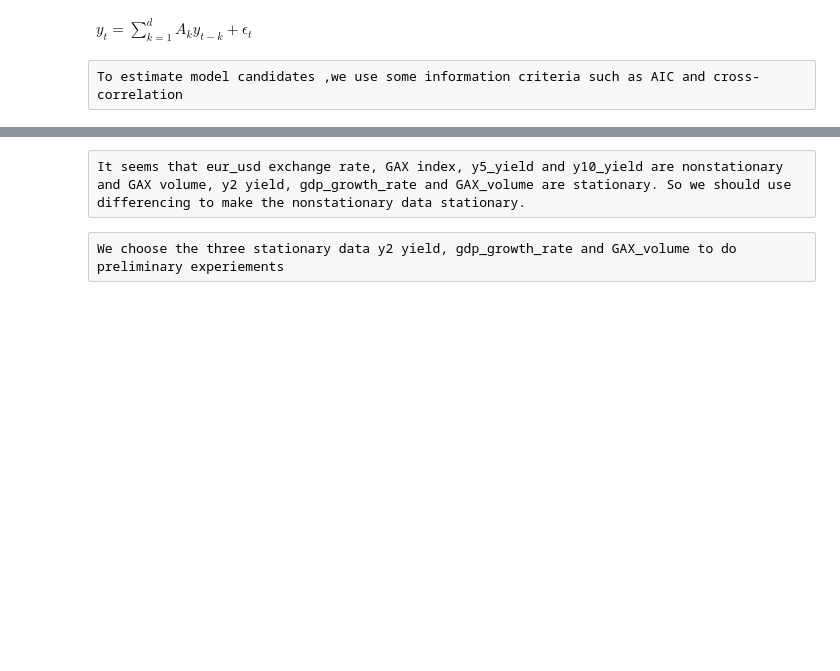
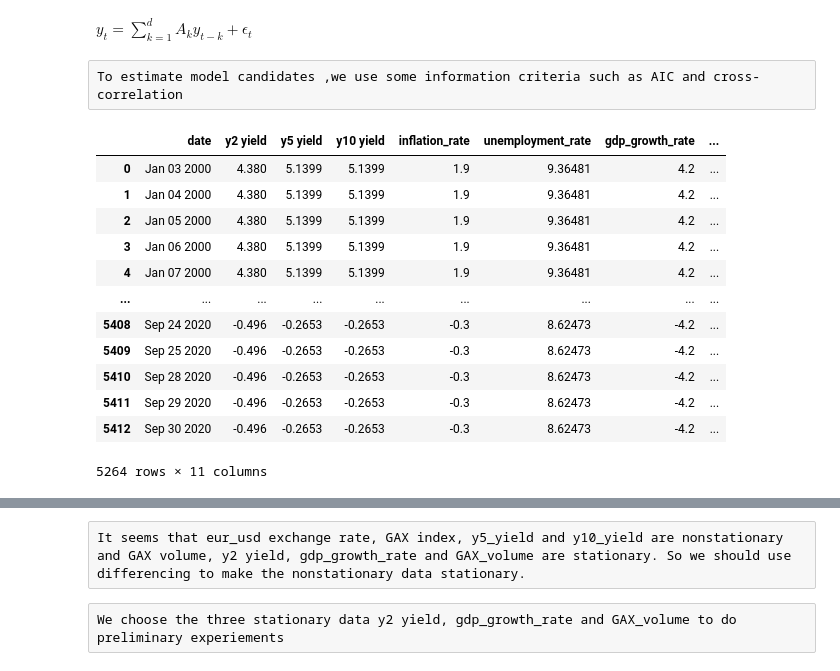
Before and after one commit to TimGladyshev/MLFinal, a Jupyter notebook: VARMA.ipynb, the cells around one changed output, grey strips where cells are left out. Saved outputs shown, nothing was run; the diff lists cells and outputs as text; code cells hidden in the pictures; blank space fills up the shorter version.

```diff
--- a/VARMA.ipynb
+++ b/VARMA.ipynb
@@ -6,5 +6,3 @@ To estimate model candidates ,we use some information criteria such as AIC and c
 import pandas as pd
 import numpy as np
 df = pd.read_csv('Data/EU/full_data.csv')
-# %%
-df.dropna(inplace=True)
@@ -10,0 +11,16 @@ df.dropna(inplace=True)
+# %%
+df.dropna()
+# %% [output]
+|  | date | y2 yield | y5 yield | y10 yield | inflation_rate | unemployment_rate | gdp_growth_rate | ... |
+| 0 | Jan 03 2000 | 4.380 | 5.1399 | 5.1399 | 1.9 | 9.36481 | 4.2 | ... |
+| 1 | Jan 04 2000 | 4.380 | 5.1399 | 5.1399 | 1.9 | 9.36481 | 4.2 | ... |
+| 2 | Jan 05 2000 | 4.380 | 5.1399 | 5.1399 | 1.9 | 9.36481 | 4.2 | ... |
+| 3 | Jan 06 2000 | 4.380 | 5.1399 | 5.1399 | 1.9 | 9.36481 | 4.2 | ... |
+| 4 | Jan 07 2000 | 4.380 | 5.1399 | 5.1399 | 1.9 | 9.36481 | 4.2 | ... |
+| ... | ... | ... | ... | ... | ... | ... | ... | ... |
+| 5408 | Sep 24 2020 | -0.496 | -0.2653 | -0.2653 | -0.3 | 8.62473 | -4.2 | ... |
+| 5409 | Sep 25 2020 | -0.496 | -0.2653 | -0.2653 | -0.3 | 8.62473 | -4.2 | ... |
+| 5410 | Sep 28 2020 | -0.496 | -0.2653 | -0.2653 | -0.3 | 8.62473 | -4.2 | ... |
+| 5411 | Sep 29 2020 | -0.496 | -0.2653 | -0.2653 | -0.3 | 8.62473 | -4.2 | ... |
+| 5412 | Sep 30 2020 | -0.496 | -0.2653 | -0.2653 | -0.3 | 8.62473 | -4.2 | ... |
+5264 rows × 11 columns
```
Also changed, not shown: parts of 40 cells of this notebook, 5 other files.
